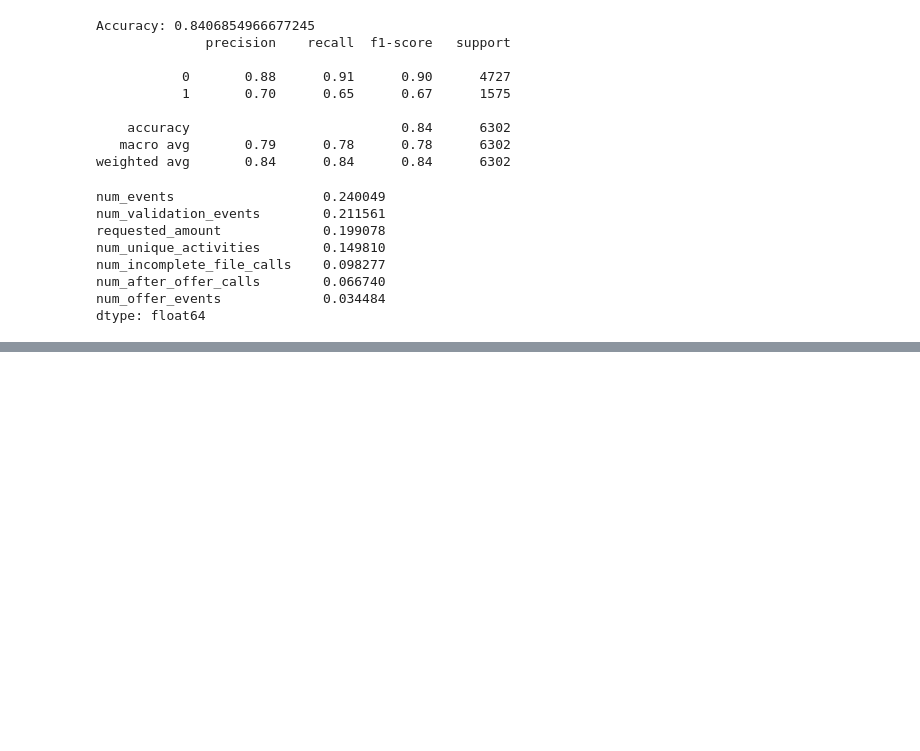
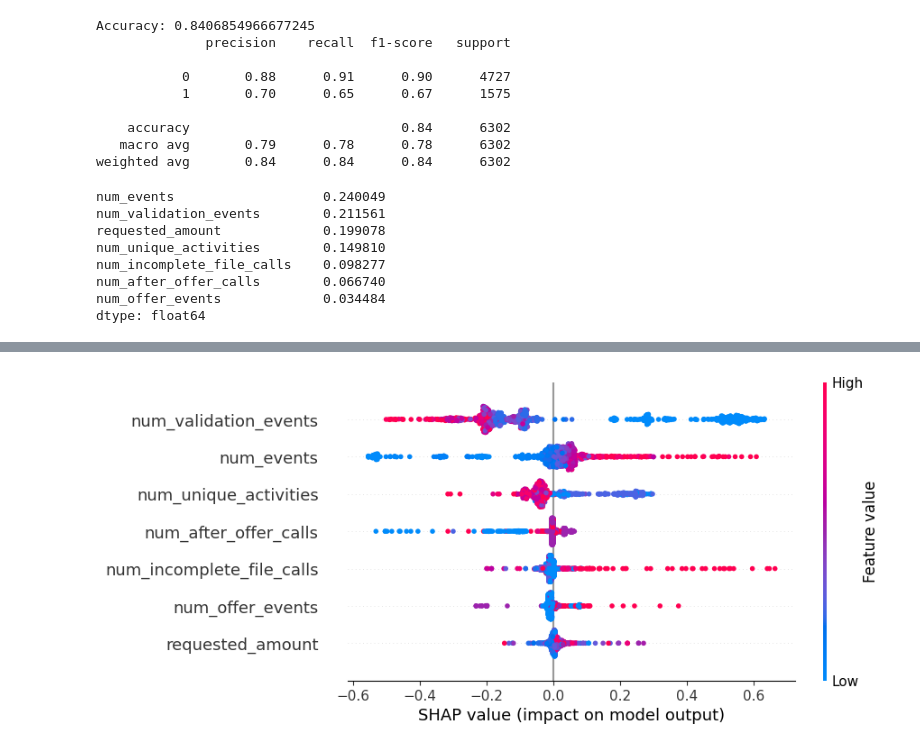
Before and after one commit to alfergal/ml-studio, a Jupyter notebook: ml/loanops/notebooks/01_eda.ipynb, the cells around one changed output, grey strips where cells are left out. Cells and saved outputs as stored; diff of their text form; code cells hidden in the pictures; blank space fills up the shorter version.

Commit message:
Add XGBoost model and SHAP explainability analysis

```diff
--- a/ml/loanops/notebooks/01_eda.ipynb
+++ b/ml/loanops/notebooks/01_eda.ipynb
@@ -347,0 +361,12 @@ y_pred_xgb = xgb.predict(X_test)
+# %%
+import shap
+
+X_train_sample = X_train.sample(1000, random_state=42)
+X_test_sample = X_test.sample(1000, random_state=42)
+
+explainer = shap.Explainer(xgb.predict, X_train_sample)
+shap_values = explainer(X_test_sample)
+
+shap.plots.beeswarm(shap_values)
+# %% [output]
+[figure, added]
```
Also changed, not shown: parts of 1 cell of this notebook.
